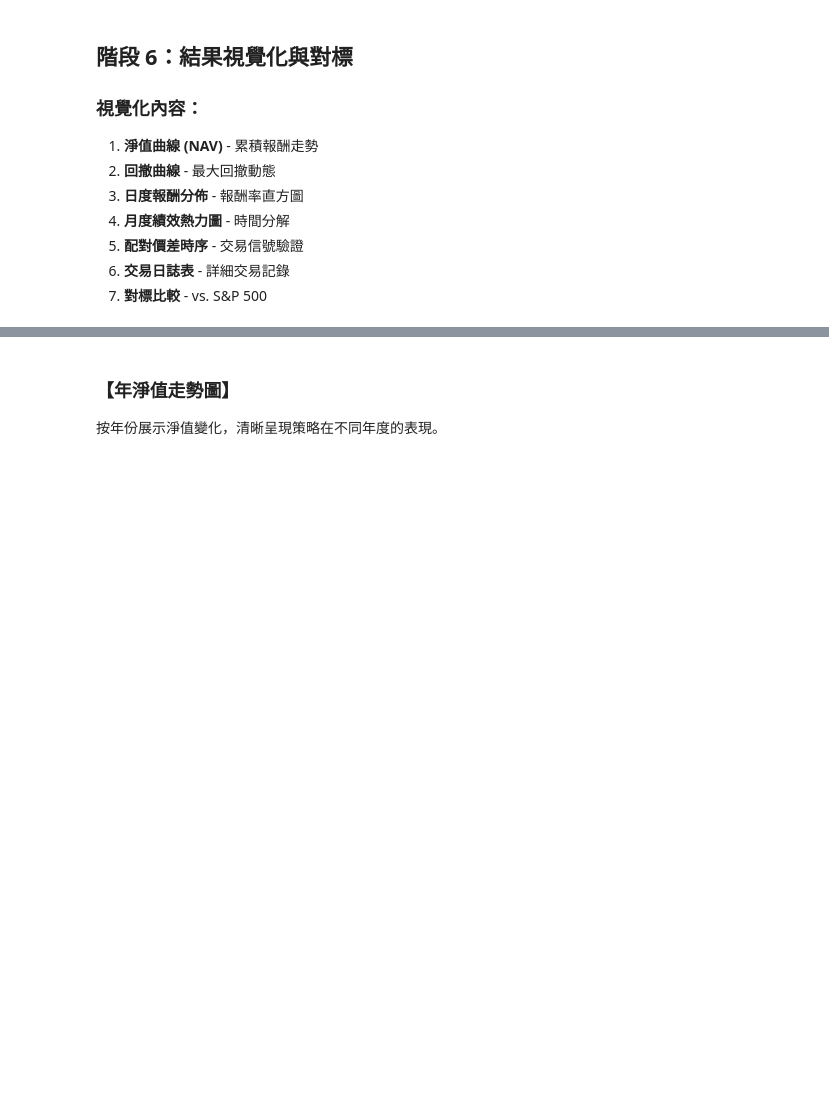
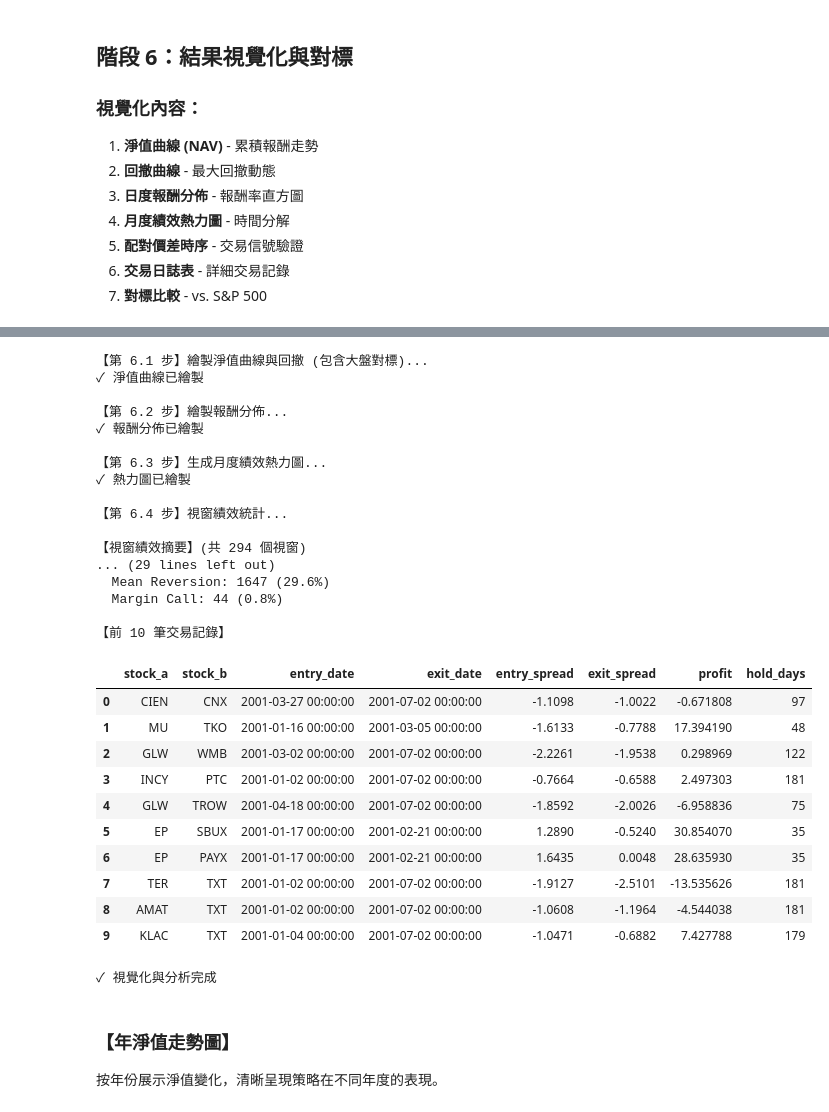
Before and after one commit to LerajieAsta/pairtrade_trainingproject, a Jupyter notebook: notebooks/Coin.ipynb, the cells around one changed output, grey strips where cells are left out. Saved outputs shown, nothing was run; the diff lists cells and outputs as text; code cells hidden in the pictures; blank space fills up the shorter version.

```diff
--- a/notebooks/Coin.ipynb
+++ b/notebooks/Coin.ipynb
@@ -726,10 +902,9 @@ if metrics:
 import yfinance as yf
 import pandas as pd
 
-def fetch_benchmark_returns(target_index, ticker="SPY"):
+def fetch_benchmark_returns(target_index, ticker="^GSPC"):
     """
     Fetch benchmark daily returns and align with the strategy's trading days.
-    Default ticker is Taiwan Taiex (^TWII). Use 'SPY' or '^GSPC' for US market.
     """
     # Extract start and end dates from the strategy's index
     start_date = target_index.min().strftime('%Y-%m-%d')
@@ -746,20 +921,25 @@ def fetch_benchmark_returns(target_index, ticker="SPY"):
         return pd.Series(0, index=target_index)
 
     # Calculate daily returns based on Adjusted Close
-    # Handle multi-index columns if yfinance version >= 0.2.40 returns them
     if isinstance(df.columns, pd.MultiIndex):
-        if 'Adj_Close' not in df.columns:
-            if 'Close' in df.columns:
+        if 'Adj Close' in df.columns.levels[0] or 'Adj Close' in df.columns:
+            try:
+                close_prices = df['Adj Close'][ticker]
+            except:
                 close_prices = df['Close'][ticker]
+        else:
+            close_prices = df['Close'][ticker]
     else:
-        if 'Adj_Close' not in df.columns:
-            if 'Close' in df.columns:
-                close_prices = df['Close']
+        if 'Adj Close' in df.columns:
+            close_prices = df['Adj Close']
+        elif 'Adj_Close' in df.columns:
+            close_prices = df['Adj_Close']
+        else:
+            close_prices = df['Close']
 
     bench_returns = close_prices.pct_change().dropna()
 
     # Align benchmark returns with the strategy's datetime index
-    # Fill missing dates (e.g., market holidays) with 0 return to avoid NaN issues
     aligned_returns = bench_returns.reindex(target_index).fillna(0)
 
     return aligned_returns
@@ -769,10 +949,11 @@ def fetch_benchmark_returns(target_index, ticker="SPY"):
 # ==========================================
 
 # 1. Fetch the benchmark returns using your strategy's date index
-# Note: 'returns' is the variable you calculated in Step 5 (portfolio_pnl / INITIAL_CAPITAL)
-benchmark_returns = fetch_benchmark_returns(returns.index, ticker="^TWII")
-
-# 2. Calculate the Cumulative Net Asset Value (NAV) for the benchmark
-benchmark_nav = (1 + benchmark_returns).cumprod()
-
-print("✓ Benchmark data successfully loaded and aligned.")
+try:
+    benchmark_returns = fetch_benchmark_returns(pnl_df.index, ticker="^GSPC")
+    # 2. Calculate the Cumulative Net Asset Value (NAV) for the benchmark
+    benchmark_nav = (1 + benchmark_returns).cumprod()
+    print("✓ Benchmark data successfully loaded and aligned.")
+except Exception as e:
+    print(f"Warning: error loading benchmark - {e}")
+    benchmark_nav = pd.Series(1, index=pnl_df.index)
@@ -779,10 +963,9 @@ print("✓ Benchmark data successfully loaded and aligned.")
 # %%
 # ========== 階段 6：結果視覺化與對標 ==========
 # ===== 準備數據 =====
-portfolio_pnl = pnl_df.sum(axis=1)
-returns = portfolio_pnl / INITIAL_CAPITAL
-returns = returns.dropna().replace([np.inf, -np.inf], np.nan).dropna()
-nav = (1 + returns).cumprod()
+portfolio_pnl = pnl_df['Total_NAV']
+returns = portfolio_pnl.pct_change().dropna()
+nav = portfolio_pnl / INITIAL_CAPITAL
 drawdown = (nav - nav.cummax()) / nav.cummax() * 100
 
 # ===== 1. 淨值曲線與回撤 =====
@@ -932,33 +1115,63 @@ if len(windows_df) > 0:
 print("\n【第 6.5 步】交易日誌統計...")
 
 if trades:
     trades_df = pd.DataFrame(trades)
     trades_df['entry_date'] = pd.to_datetime(trades_df['entry_date'])
     trades_df['exit_date'] = pd.to_datetime(trades_df['exit_date'])
 
     print(f"\n【交易統計】(共 {len(trades_df)} 筆交易)")
     print(f"  獲利交易: {(trades_df['profit'] > 0).sum()}")
     print(f"  虧損交易: {(trades_df['profit'] <= 0).sum()}")
     print(f"  平均利潤: {trades_df['profit'].mean():.6f}")
     print(f"  最大利潤: {trades_df['profit'].max():.6f}")
     print(f"  最大虧損: {trades_df['profit'].min():.6f}")
     print(f"  平均持倉: {trades_df['hold_days'].mean():.1f} 天")
 
     # 按平倉原因分類
     print(f"\n【平倉原因統計】")
     exit_reasons = trades_df['exit_reason'].value_counts()
     for reason, count in exit_reasons.items():
         pct = count / len(trades_df) * 100
         print(f"  {reason}: {count} ({pct:.1f}%)")
 
     # 前 10 筆交易
     print(f"\n【前 10 筆交易記錄】")
     display(trades_df[['stock_a', 'stock_b', 'entry_date', 'exit_date',
                        'entry_spread', 'exit_spread', 'profit', 'hold_days']].head(10)
                     .style.format({'profit': '{:.6f}', 'entry_spread': '{:.4f}',
                                  'exit_spread': '{:.4f}'}))
 
 print("\n✓ 視覺化與分析完成")
+# %% [output]
+【第 6.1 步】繪製淨值曲線與回撤 (包含大盤對標)...
+✓ 淨值曲線已繪製
+
+【第 6.2 步】繪製報酬分佈...
+✓ 報酬分佈已繪製
+
+【第 6.3 步】生成月度績效熱力圖...
+✓ 熱力圖已繪製
+
+【第 6.4 步】視窗績效統計...
+
+【視窗績效摘要】(共 294 個視窗)
+... (29 lines left out)
+  Mean Reversion: 1647 (29.6%)
+  Margin Call: 44 (0.8%)
+
+【前 10 筆交易記錄】
+|  | stock_a | stock_b | entry_date | exit_date | entry_spread | exit_spread | profit | hold_days |
+| 0 | CIEN | CNX | 2001-03-27 00:00:00 | 2001-07-02 00:00:00 | -1.1098 | -1.0022 | -0.671808 | 97 |
+| 1 | MU | TKO | 2001-01-16 00:00:00 | 2001-03-05 00:00:00 | -1.6133 | -0.7788 | 17.394190 | 48 |
+| 2 | GLW | WMB | 2001-03-02 00:00:00 | 2001-07-02 00:00:00 | -2.2261 | -1.9538 | 0.298969 | 122 |
+| 3 | INCY | PTC | 2001-01-02 00:00:00 | 2001-07-02 00:00:00 | -0.7664 | -0.6588 | 2.497303 | 181 |
+| 4 | GLW | TROW | 2001-04-18 00:00:00 | 2001-07-02 00:00:00 | -1.8592 | -2.0026 | -6.958836 | 75 |
+| 5 | EP | SBUX | 2001-01-17 00:00:00 | 2001-02-21 00:00:00 | 1.2890 | -0.5240 | 30.854070 | 35 |
+| 6 | EP | PAYX | 2001-01-17 00:00:00 | 2001-02-21 00:00:00 | 1.6435 | 0.0048 | 28.635930 | 35 |
+| 7 | TER | TXT | 2001-01-02 00:00:00 | 2001-07-02 00:00:00 | -1.9127 | -2.5101 | -13.535626 | 181 |
+| 8 | AMAT | TXT | 2001-01-02 00:00:00 | 2001-07-02 00:00:00 | -1.0608 | -1.1964 | -4.544038 | 181 |
+| 9 | KLAC | TXT | 2001-01-04 00:00:00 | 2001-07-02 00:00:00 | -1.0471 | -0.6882 | 7.427788 | 179 |
+✓ 視覺化與分析完成
 # %% [markdown]
 ### 【年淨值走勢圖】
 按年份展示淨值變化，清晰呈現策略在不同年度的表現。
```
Also changed, not shown: parts of 11 cells of this notebook.
